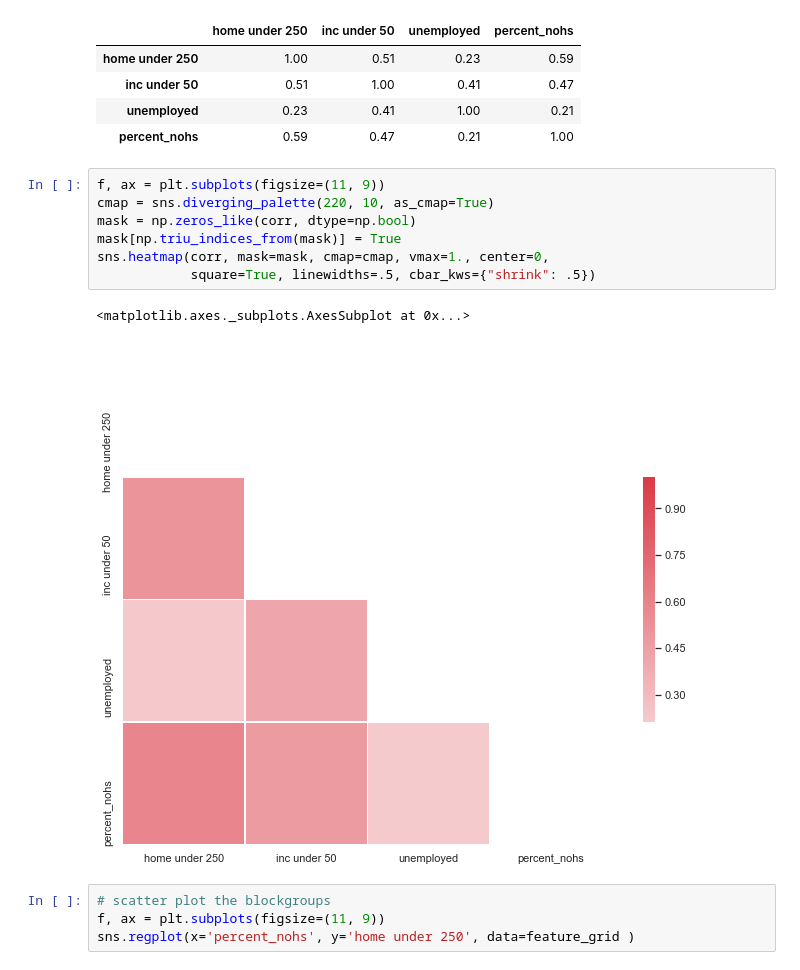
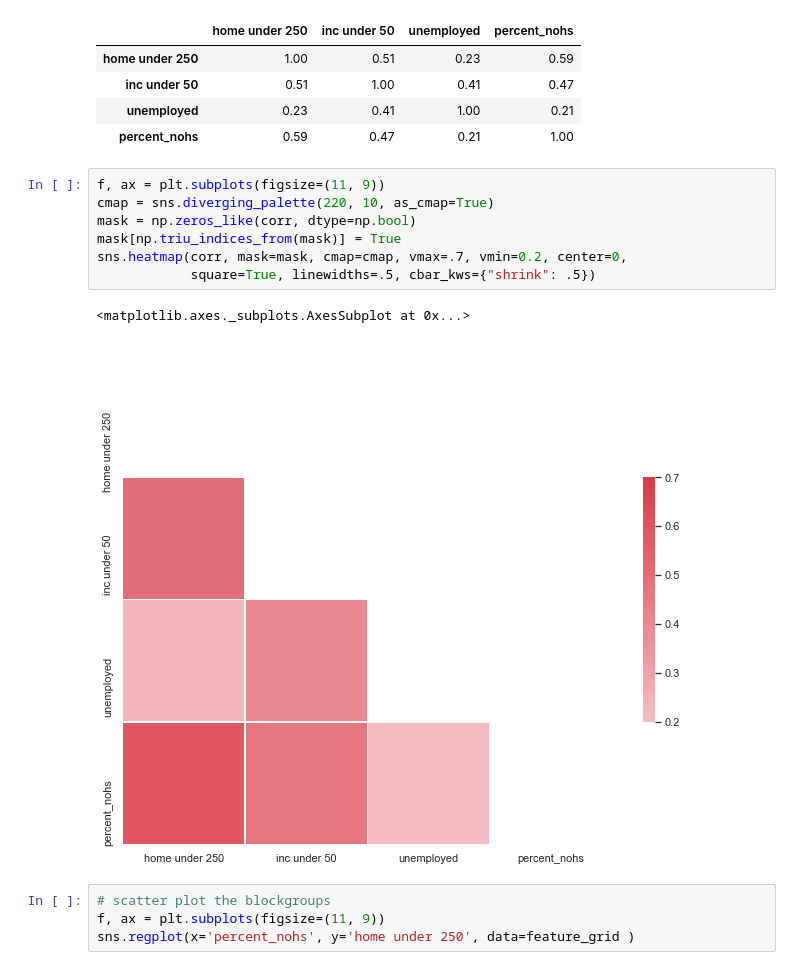
Before and after one commit to lotusflyer/hack_2018, a Jupyter notebook: NB3 Data Exploration and Hypothesis Formation.ipynb, the cells around one changed output. Cells and saved outputs as stored; diff of their text form.

```diff
--- a/NB3 Data Exploration and Hypothesis Formation.ipynb
+++ b/NB3 Data Exploration and Hypothesis Formation.ipynb
@@ -259,13 +259,13 @@ corr
 # %%
 f, ax = plt.subplots(figsize=(11, 9))
 cmap = sns.diverging_palette(220, 10, as_cmap=True)
 mask = np.zeros_like(corr, dtype=np.bool)
 mask[np.triu_indices_from(mask)] = True
-sns.heatmap(corr, mask=mask, cmap=cmap, vmax=1., center=0,
+sns.heatmap(corr, mask=mask, cmap=cmap, vmax=.7, vmin=0.2, center=0,
             square=True, linewidths=.5, cbar_kws={"shrink": .5})
 # %% [output]
 <matplotlib.axes._subplots.AxesSubplot at 0x...>
-[figure, old version]
+[figure, new version]
 # %%
 # scatter plot the blockgroups
 f, ax = plt.subplots(figsize=(11, 9))
```
Also changed, not shown: parts of 1 cell of this notebook, 2 other files.
